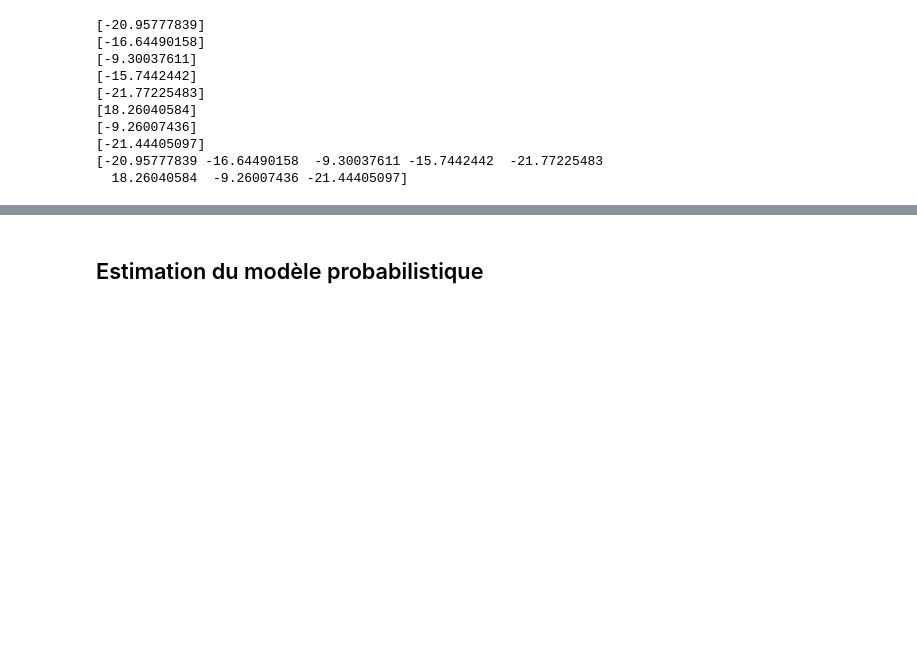
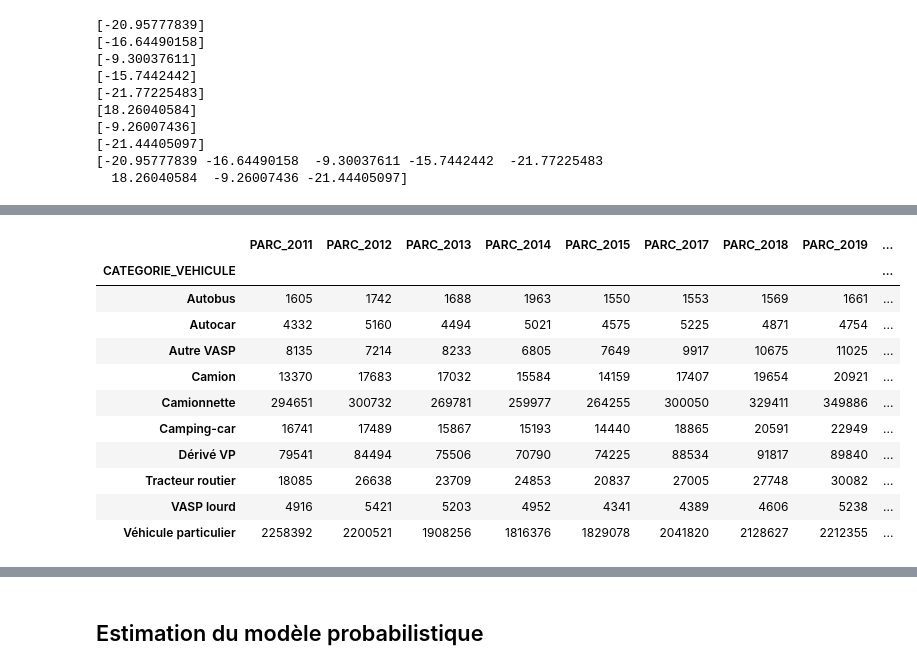
Before and after one commit to TheoLBTN/Projet-Python, a Jupyter notebook: Projet.ipynb, the cells around one changed output, grey strips where cells are left out. Saved outputs shown, nothing was run; the diff lists cells and outputs as text; code cells hidden in the pictures; blank space fills up the shorter version.

```diff
--- a/Projet.ipynb
+++ b/Projet.ipynb
@@ -547,0 +607,18 @@ taux_de_croissance[f'PARC_20{k+11}']=n
+# %%
+#Il serait intéressant de pouvoir voir le nombre de nouvelles voitures qui rentrent sur le marché chaque année en
+#fonction du modèle
+
+data_neuf.groupby(['CATEGORIE_VEHICULE'])[['PARC_2011','PARC_2012','PARC_2013','PARC_2014','PARC_2015','PARC_2017','PARC_2018','PARC_2019','PARC_2020','PARC_2021','PARC_2022']].sum()
+# %% [output]
+|  | PARC_2011 | PARC_2012 | PARC_2013 | PARC_2014 | PARC_2015 | PARC_2017 | PARC_2018 | PARC_2019 | ... |
+| CATEGORIE_VEHICULE |  |  |  |  |  |  |  |  | ... |
+| Autobus | 1605 | 1742 | 1688 | 1963 | 1550 | 1553 | 1569 | 1661 | ... |
+| Autocar | 4332 | 5160 | 4494 | 5021 | 4575 | 5225 | 4871 | 4754 | ... |
+| Autre VASP | 8135 | 7214 | 8233 | 6805 | 7649 | 9917 | 10675 | 11025 | ... |
+| Camion | 13370 | 17683 | 17032 | 15584 | 14159 | 17407 | 19654 | 20921 | ... |
+| Camionnette | 294651 | 300732 | 269781 | 259977 | 264255 | 300050 | 329411 | 349886 | ... |
+| Camping-car | 16741 | 17489 | 15867 | 15193 | 14440 | 18865 | 20591 | 22949 | ... |
+| Dérivé VP | 79541 | 84494 | 75506 | 70790 | 74225 | 88534 | 91817 | 89840 | ... |
+| Tracteur routier | 18085 | 26638 | 23709 | 24853 | 20837 | 27005 | 27748 | 30082 | ... |
+| VASP lourd | 4916 | 5421 | 5203 | 4952 | 4341 | 4389 | 4606 | 5238 | ... |
+| Véhicule particulier | 2258392 | 2200521 | 1908256 | 1816376 | 1829078 | 2041820 | 2128627 | 2212355 | ... |
```
Also changed, not shown: parts of 8 cells of this notebook.
